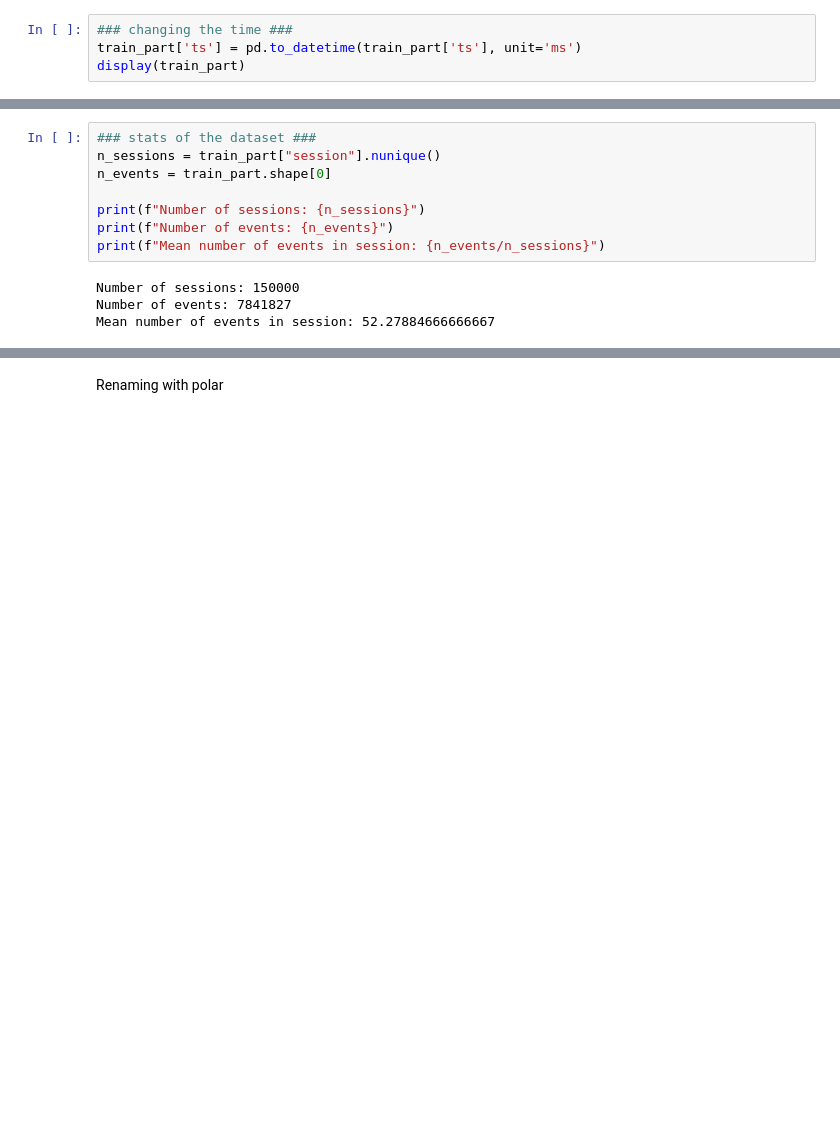
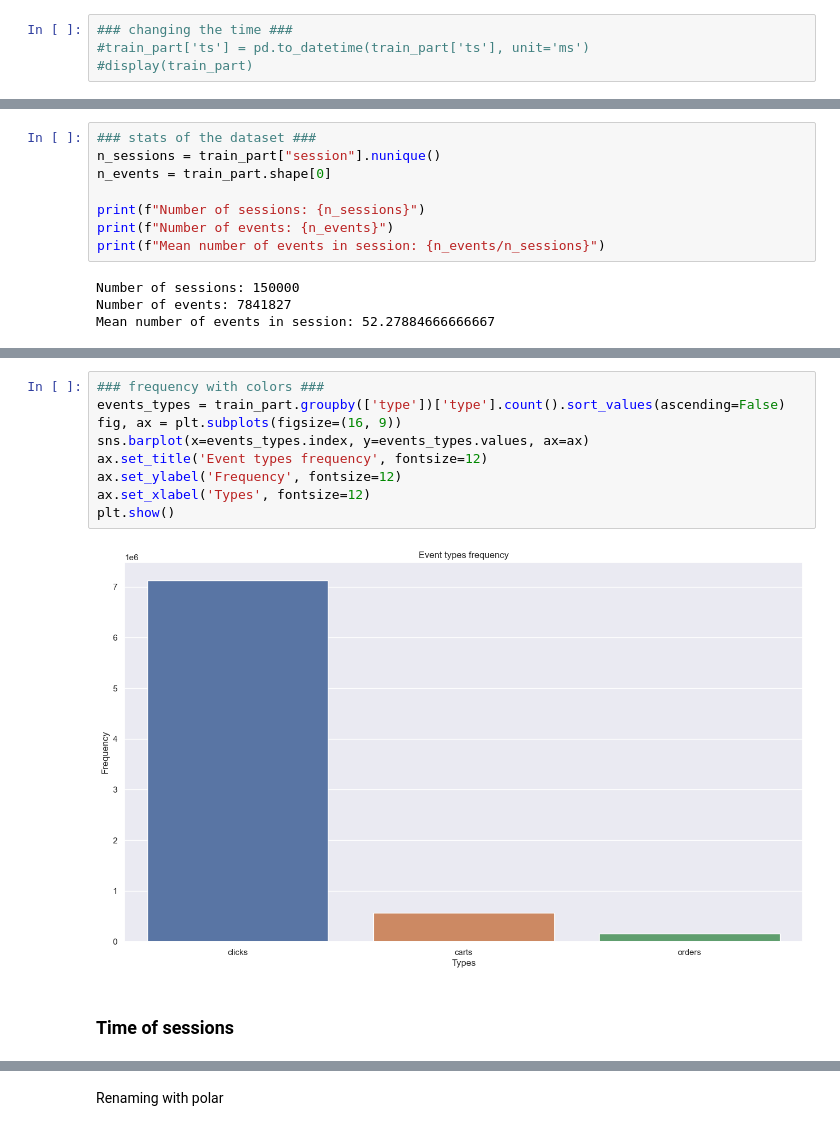
Before and after one commit to ReebalSami/Capstone-OTTO-Multi-Objective-Recommender-System, a Jupyter notebook: notebooks/EDA_1_exploring.ipynb, the cells around one changed output, grey strips where cells are left out. Cells and saved outputs as stored; diff of their text form; blank space fills up the shorter version.

```diff
--- a/notebooks/EDA_1_exploring.ipynb
+++ b/notebooks/EDA_1_exploring.ipynb
@@ -222,5 +222,5 @@ train_part
 7841827 rows × 4 columns
 # %%
 ### changing the time ###
-train_part['ts'] = pd.to_datetime(train_part['ts'], unit='ms')
-display(train_part)
+#train_part['ts'] = pd.to_datetime(train_part['ts'], unit='ms')
+#display(train_part)
@@ -261,3 +248,16 @@ plt.ylabel('percent of events')
 plt.show()
 # %% [output]
 [figure]
+# %%
+### frequency with colors ###
+events_types = train_part.groupby(['type'])['type'].count().sort_values(ascending=False)
+fig, ax = plt.subplots(figsize=(16, 9))
+sns.barplot(x=events_types.index, y=events_types.values, ax=ax)
+ax.set_title('Event types frequency', fontsize=12)
+ax.set_ylabel('Frequency', fontsize=12)
+ax.set_xlabel('Types', fontsize=12)
+plt.show()
+# %% [output]
+[figure, added]
+# %% [markdown]
+### Time of sessions
```
Also changed, not shown: parts of 46 cells of this notebook.
